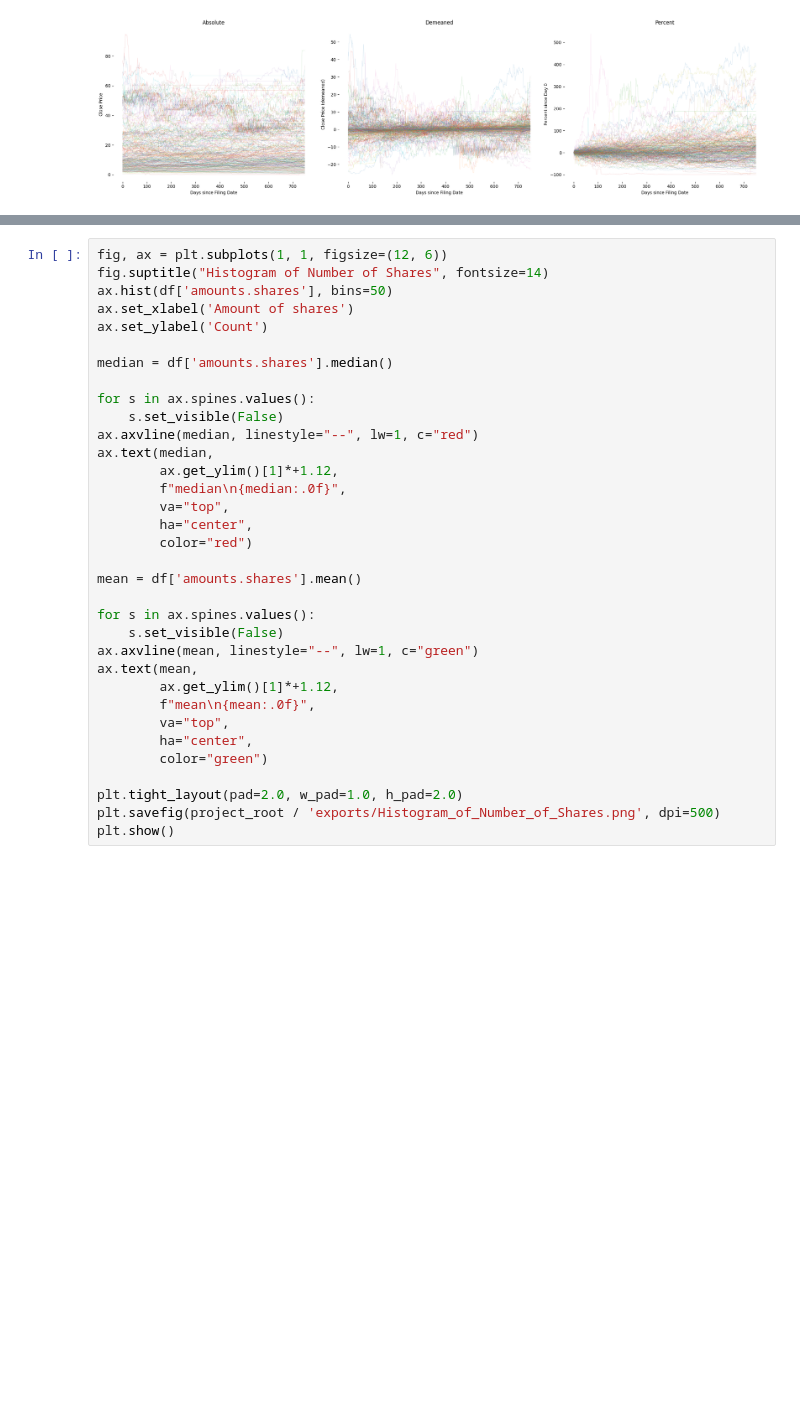
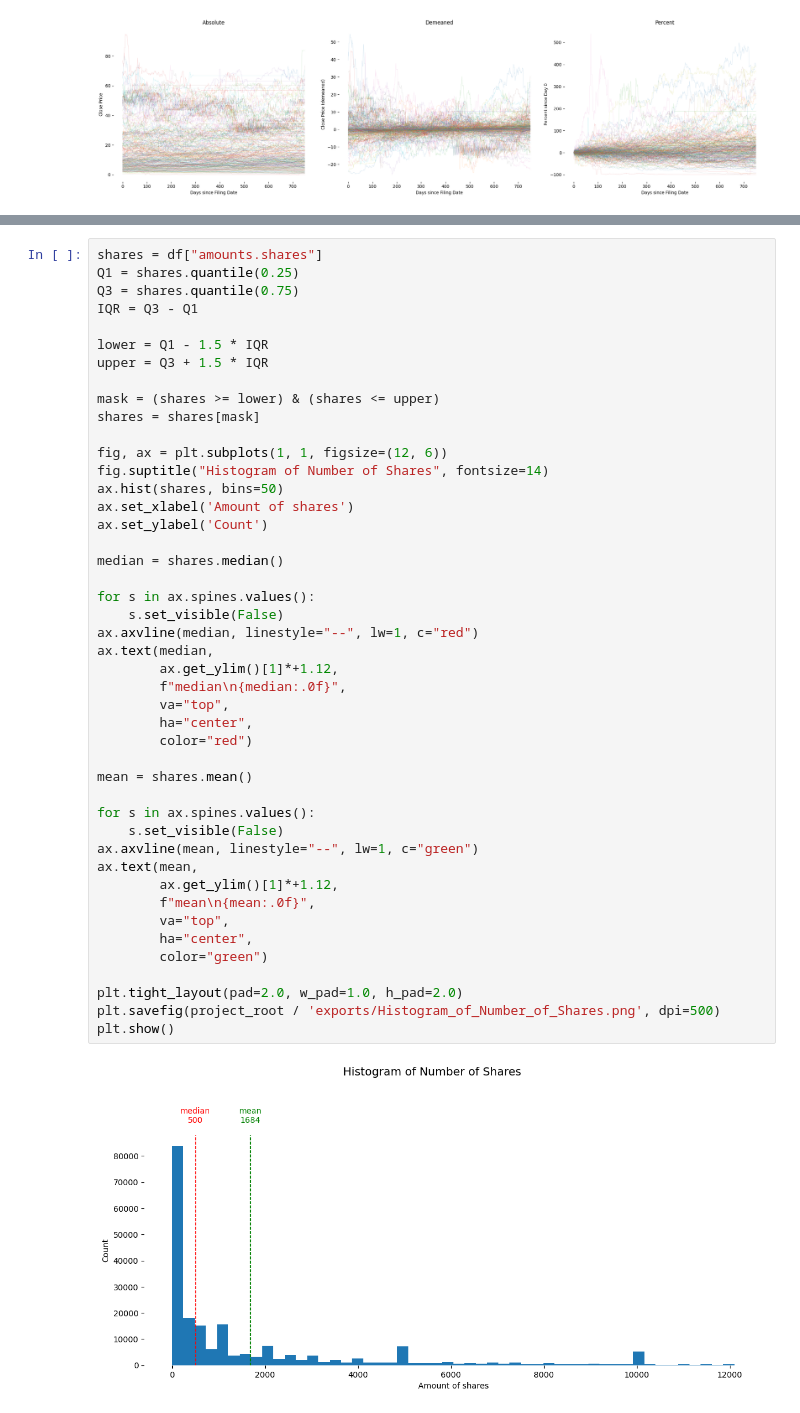
Before and after one commit to pluschka/Algorithmic-Trading-SEC-data-analysis, a Jupyter notebook: notebooks/03_eda.ipynb, the cells around one changed output, grey strips where cells are left out. Drawn from its saved outputs; the diff is of its cells as text; blank space fills up the shorter version.

```diff
--- a/notebooks/03_eda.ipynb
+++ b/notebooks/03_eda.ipynb
@@ -139,34 +139,47 @@ plt.show()
 # %%
+shares = df["amounts.shares"]
+Q1 = shares.quantile(0.25)
+Q3 = shares.quantile(0.75)
+IQR = Q3 - Q1
+
+lower = Q1 - 1.5 * IQR
+upper = Q3 + 1.5 * IQR
+
+mask = (shares >= lower) & (shares <= upper)
+shares = shares[mask]
+
 fig, ax = plt.subplots(1, 1, figsize=(12, 6))
 fig.suptitle("Histogram of Number of Shares", fontsize=14)
-ax.hist(df['amounts.shares'], bins=50)
+ax.hist(shares, bins=50)
 ax.set_xlabel('Amount of shares')
 ax.set_ylabel('Count')
 
-median = df['amounts.shares'].median()
+median = shares.median()
 
 for s in ax.spines.values():
     s.set_visible(False)
 ax.axvline(median, linestyle="--", lw=1, c="red")
 ax.text(median,
         ax.get_ylim()[1]*+1.12,
         f"median\n{median:.0f}",
         va="top",
         ha="center",
         color="red")
 
-mean = df['amounts.shares'].mean()
+mean = shares.mean()
 
 for s in ax.spines.values():
     s.set_visible(False)
 ax.axvline(mean, linestyle="--", lw=1, c="green")
 ax.text(mean,
         ax.get_ylim()[1]*+1.12,
         f"mean\n{mean:.0f}",
         va="top",
         ha="center",
         color="green")
 
 plt.tight_layout(pad=2.0, w_pad=1.0, h_pad=2.0)
 plt.savefig(project_root / 'exports/Histogram_of_Number_of_Shares.png', dpi=500)
 plt.show()
+# %% [output]
+[figure, added]
```
Also changed, not shown: parts of 3 cells of this notebook, 4 other files.
